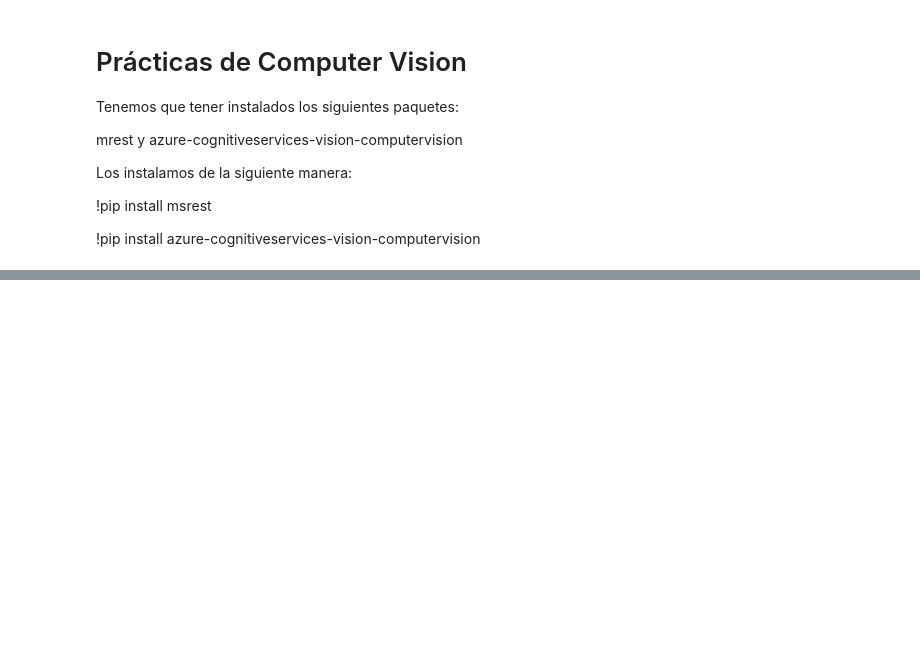
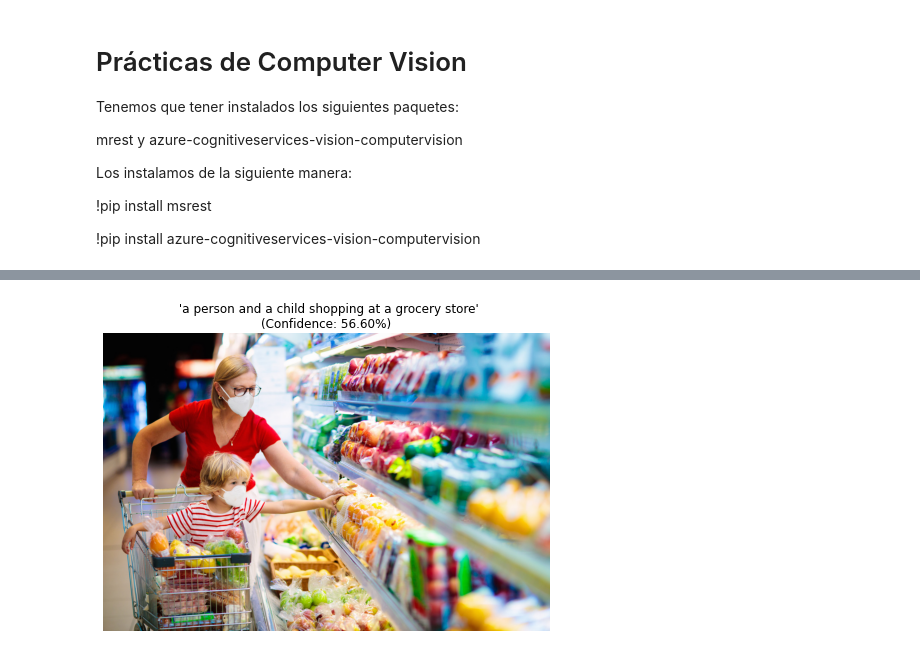
Before and after one commit to jesusmlf/Practicas-Innovaccion, a Jupyter notebook: LabsComputerVision/programs/LabsAI.ipynb, the cells around one changed output, grey strips where cells are left out. Saved outputs shown, nothing was run; the diff lists cells and outputs as text; code cells hidden in the pictures; blank space fills up the shorter version.

```diff
--- a/LabsComputerVision/programs/LabsAI.ipynb
+++ b/LabsComputerVision/programs/LabsAI.ipynb
@@ -40,0 +42,9 @@ ModuleNotFoundError: No module named 'vision'
+# %%
+image_path = '../data/hombre.jpg'
+
+image_stream = open(image_path, "rb")
+
+description = client.describe_image_in_stream(image_stream)
+vision.show_image_caption(image_stream,description)
+# %% [output]
+[figure, added]
```
Also changed, not shown: parts of 8 cells of this notebook.
